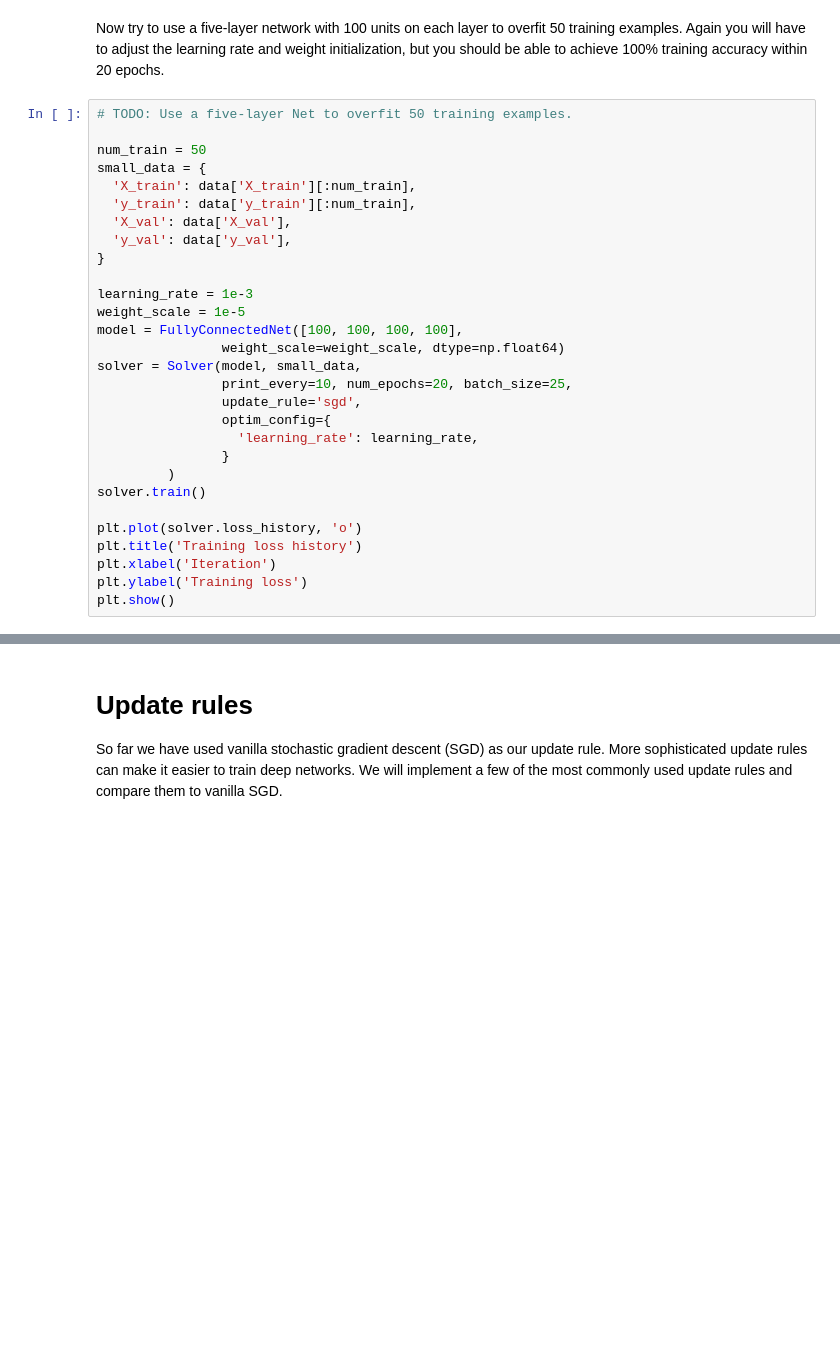
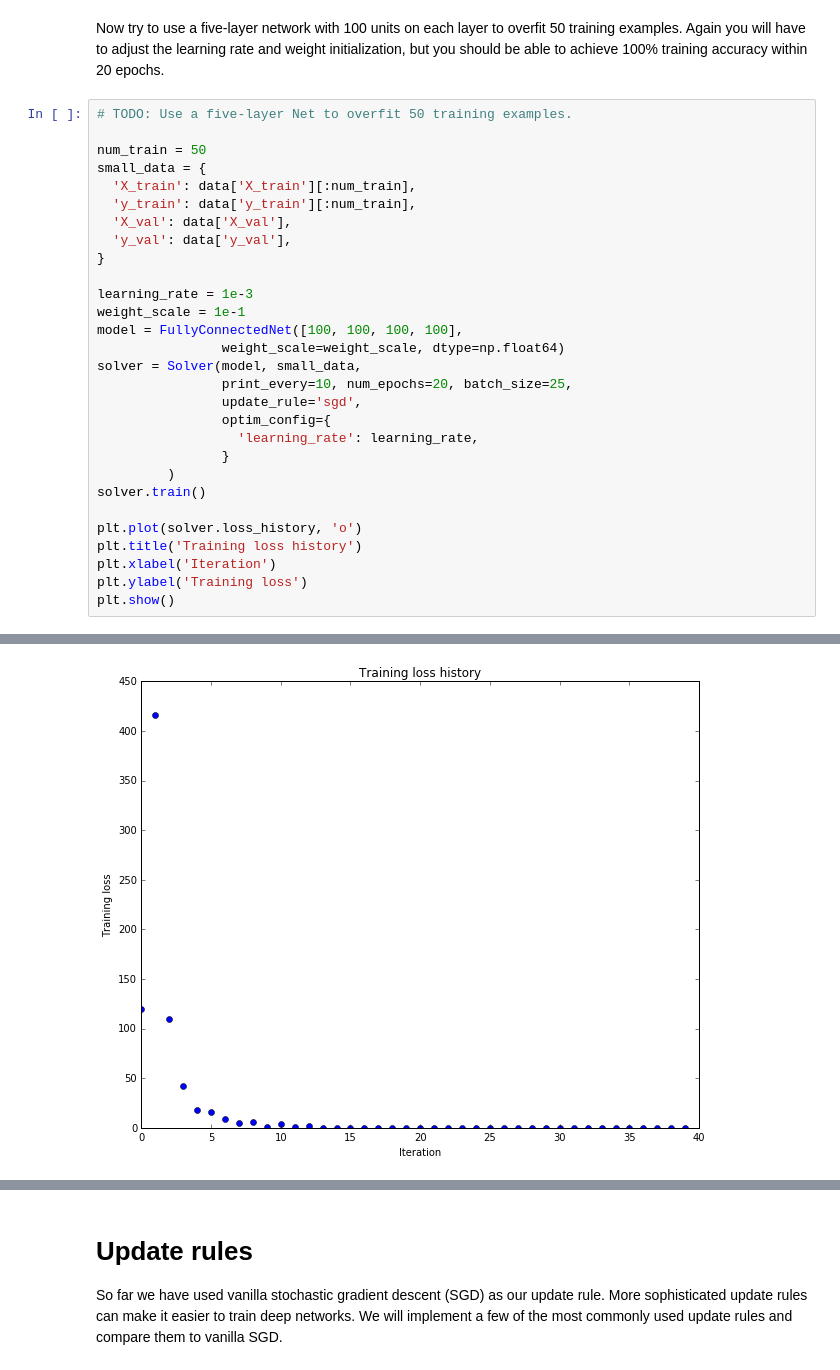
Before and after one commit to Jiancong/cs231n_2017, a Jupyter notebook: assignment2/FullyConnectedNets.ipynb, the cells around one changed output, grey strips where cells are left out. Drawn from its saved outputs; the diff is of its cells as text; blank space fills up the shorter version.

```diff
--- a/assignment2/FullyConnectedNets.ipynb
+++ b/assignment2/FullyConnectedNets.ipynb
@@ -490,7 +492,7 @@ small_data = {
 }
 
 learning_rate = 1e-3
-weight_scale = 1e-5
+weight_scale = 1e-1
 model = FullyConnectedNet([100, 100, 100, 100],
                 weight_scale=weight_scale, dtype=np.float64)
 solver = Solver(model, small_data,
@@ -507,3 +509,4 @@ plt.title('Training loss history')
 plt.xlabel('Iteration')
 plt.ylabel('Training loss')
 plt.show()
+# %% [output]
@@ -510,3 +530,4 @@ plt.show()
+[figure, added]
 # %% [markdown]
 # Inline question:
 Did you notice anything about the comparative difficulty of training the three-layer net vs training the five layer net?
```
Also changed, not shown: parts of 8 cells of this notebook, 1 other file.
